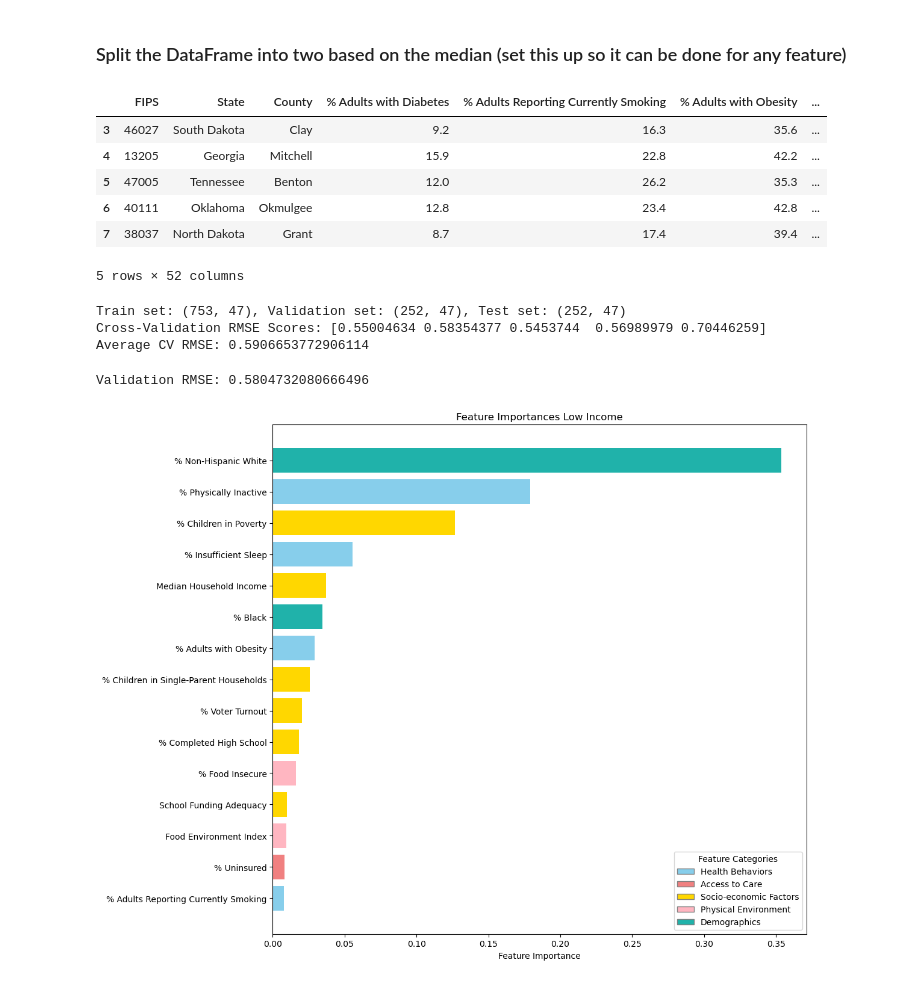
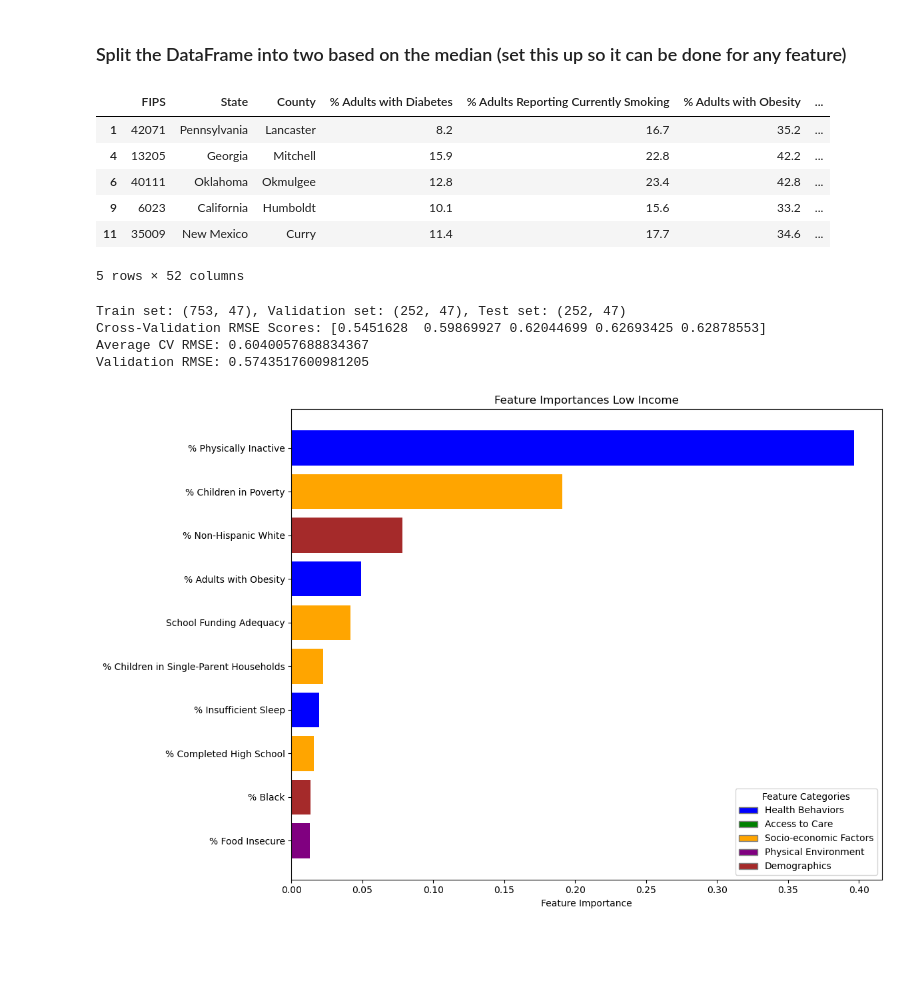
Before and after one commit to nedgren/Health-Insights, a Jupyter notebook: modeling/chiara_split_by_income.ipynb, the cells around one changed output. Saved outputs shown, nothing was run; the diff lists cells and outputs as text; code cells hidden in the pictures; blank space fills up the shorter version.

Commit message:
updated income notebook

```diff
--- a/modeling/chiara_split_by_income.ipynb
+++ b/modeling/chiara_split_by_income.ipynb
@@ -40,7 +40,8 @@ Name: Median Household Income, dtype: float64
 # %% [markdown]
 ### Split the DataFrame into two based on the median (set this up so it can be done for any feature)
 # %%
-feature = 'Median Household Income'
+#feature = 'Median Household Income'
+feature = '% Non-Hispanic White'
 median_feature = data[feature].median()
 feature_bottom_50 = data[data[feature] <= median_feature]
 feature_top_50 = data[data[feature] > median_feature]
@@ -48,11 +49,11 @@ feature_top_50 = data[data[feature] > median_feature]
 feature_bottom_50.head()
 # %% [output]
 |  | FIPS | State | County | % Adults with Diabetes | % Adults Reporting Currently Smoking | % Adults with Obesity | ... |
-| 3 | 46027 | South Dakota | Clay | 9.2 | 16.3 | 35.6 | ... |
+| 1 | 42071 | Pennsylvania | Lancaster | 8.2 | 16.7 | 35.2 | ... |
 | 4 | 13205 | Georgia | Mitchell | 15.9 | 22.8 | 42.2 | ... |
-| 5 | 47005 | Tennessee | Benton | 12.0 | 26.2 | 35.3 | ... |
 | 6 | 40111 | Oklahoma | Okmulgee | 12.8 | 23.4 | 42.8 | ... |
-| 7 | 38037 | North Dakota | Grant | 8.7 | 17.4 | 39.4 | ... |
+| 9 | 6023 | California | Humboldt | 10.1 | 15.6 | 33.2 | ... |
+| 11 | 35009 | New Mexico | Curry | 11.4 | 17.7 | 34.6 | ... |
 5 rows × 52 columns
 # %%
 %run ../data/features-grouped.ipynb #This has a "feature_list" and "features_by_category"
@@ -105,17 +106,26 @@ def feature_importance(data):
         'Feature': X.columns,
         'Importance': feature_importance
     })
+    importance_df = importance_df[importance_df['Feature'] != 'Median Household Income']
 
     importance_df_sorted = importance_df.sort_values(by='Importance', ascending=True)
 
     return(importance_df_sorted)
 # %%
+# category_colors = {
+#     "Health Behaviors": "skyblue",
+#     "Access to Care": "lightcoral",
+#     "Socio-economic Factors": "gold",
+#     "Physical Environment": "lightpink",
+#     "Demographics": "lightseagreen"
+# }
+
 category_colors = {
-    "Health Behaviors": "skyblue",
-    "Access to Care": "lightcoral",
-    "Socio-economic Factors": "gold",
-    "Physical Environment": "lightpink",
-    "Demographics": "lightseagreen"
+    "Health Behaviors": "blue",
+    "Access to Care": "green",
+    "Socio-economic Factors": "orange",
+    "Physical Environment": "purple",
+    "Demographics": "brown",
 }
 
 feature_to_category = {}
@@ -126,40 +136,39 @@ for category, features in features_by_category.items():
 importance_bottom_50 = feature_importance(feature_bottom_50)
 
 # Map each feature to its category
 importance_bottom_50['Category'] = importance_bottom_50['Feature'].map(feature_to_category)
 
 # Assign colors based on the mapped categories
 importance_bottom_50['Color'] = importance_bottom_50['Category'].map(category_colors)
 
-num_features = importance_bottom_50.shape[0]
-plt.figure(figsize=(12, max(8, num_features * 0.2)))
+plt.figure(figsize=(12, 8))
 
 # Number of top features to display
-top_n = 15
+top_n = 10
 top_features = importance_bottom_50.tail(top_n)['Feature'].values
 top_importance = importance_bottom_50.tail(top_n)['Importance'].values
 feature_colors_top = importance_bottom_50.tail(top_n)['Color'].values
 
 bars = plt.barh(top_features, top_importance, color=feature_colors_top)
 
 plt.xlabel('Feature Importance')
 plt.title('Feature Importances Low Income')
 
 # Create a legend for the categories
 legend_elements = [
     Patch(facecolor=color, edgecolor='gray', label=category)
     for category, color in category_colors.items()
 ]
 
 plt.legend(handles=legend_elements, title='Feature Categories', loc='lower right')
 plt.tight_layout()
 plt.show()
 # %% [output]
 Train set: (753, 47), Validation set: (252, 47), Test set: (252, 47)
-Cross-Validation RMSE Scores: [0.55004634 0.58354377 0.5453744  0.56989979 0.70446259]
-Average CV RMSE: 0.5906653772906114
+Cross-Validation RMSE Scores: [0.5451628  0.59869927 0.62044699 0.62693425 0.62878553]
+Average CV RMSE: 0.6040057688834367
+Validation RMSE: 0.5743517600981205
-Validation RMSE: 0.5804732080666496
-[figure, old version]
+[figure, new version]
 # %%
 importance_top_50 = feature_importance(feature_top_50)
 
```
Also changed, not shown: parts of 1 cell of this notebook, 1 other file.
